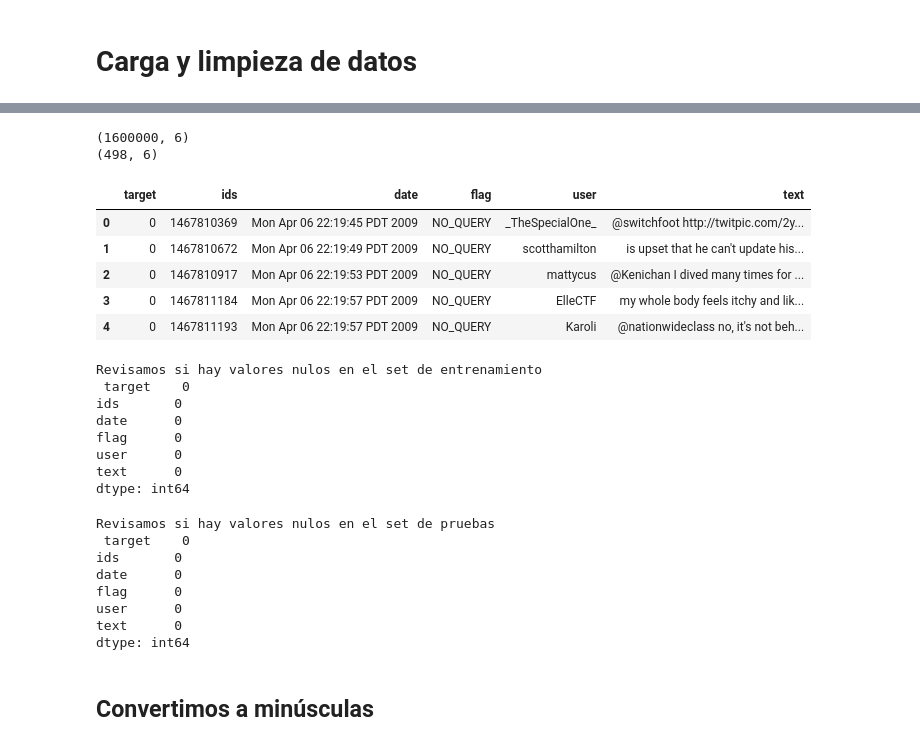
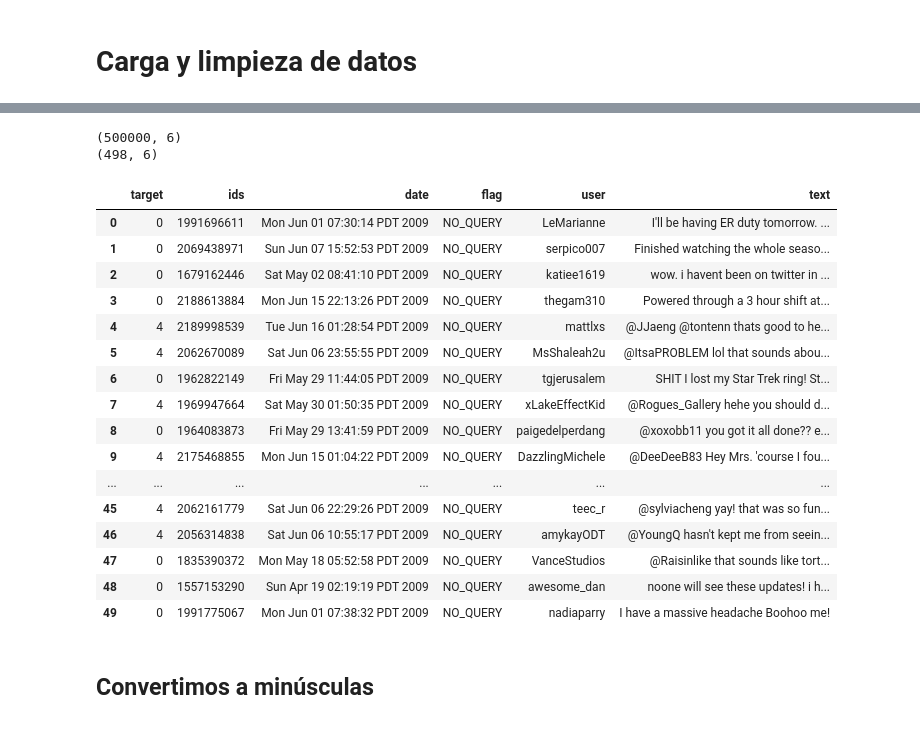
Before and after one commit to caroacostatovany/sentiment_analysis_tweets, a Jupyter notebook: notebooks/modelado_ejemplo_2.ipynb, the cells around one changed output, grey strips where cells are left out. Cells and saved outputs as stored; diff of their text form; code cells hidden in the pictures.

```diff
--- a/notebooks/modelado_ejemplo_2.ipynb
+++ b/notebooks/modelado_ejemplo_2.ipynb
@@ -52,46 +63,33 @@ Saving training_1600000_processed_noemoticon.csv to training_1600000_processed_n
 # %%
-training = pd.read_csv('training_1600000_processed_noemoticon.csv',
-                 encoding='latin-1', names=col_names)
+training =  pd.read_csv('smaller_sample_500000.csv',
+                 encoding='latin-1')
 # %%
 test = pd.read_csv('testdata_manual_2009_06_14.csv', names=col_names)
 # %%
 print(training.shape)
 print(test.shape)
 # %% [output]
-(1600000, 6)
+(500000, 6)
 (498, 6)
 # %%
-training.head()
+training.head(50)
 # %% [output]
 |  | target | ids | date | flag | user | text |
-| 0 | 0 | 1467810369 | Mon Apr 06 22:19:45 PDT 2009 | NO_QUERY | _TheSpecialOne_ | @switchfoot http://twitpic.com/2y... |
-| 1 | 0 | 1467810672 | Mon Apr 06 22:19:49 PDT 2009 | NO_QUERY | scotthamilton | is upset that he can't update his... |
-| 2 | 0 | 1467810917 | Mon Apr 06 22:19:53 PDT 2009 | NO_QUERY | mattycus | @Kenichan I dived many times for ... |
-| 3 | 0 | 1467811184 | Mon Apr 06 22:19:57 PDT 2009 | NO_QUERY | ElleCTF | my whole body feels itchy and lik... |
-| 4 | 0 | 1467811193 | Mon Apr 06 22:19:57 PDT 2009 | NO_QUERY | Karoli | @nationwideclass no, it's not beh... |
+| 0 | 0 | 1991696611 | Mon Jun 01 07:30:14 PDT 2009 | NO_QUERY | LeMarianne | I'll be having ER duty tomorrow. ... |
+| 1 | 0 | 2069438971 | Sun Jun 07 15:52:53 PDT 2009 | NO_QUERY | serpico007 | Finished watching the whole seaso... |
+| 2 | 0 | 1679162446 | Sat May 02 08:41:10 PDT 2009 | NO_QUERY | katiee1619 | wow. i havent been on twitter in ... |
+| 3 | 0 | 2188613884 | Mon Jun 15 22:13:26 PDT 2009 | NO_QUERY | thegam310 | Powered through a 3 hour shift at... |
+| 4 | 4 | 2189998539 | Tue Jun 16 01:28:54 PDT 2009 | NO_QUERY | mattlxs | @JJaeng @tontenn thats good to he... |
+| 5 | 4 | 2062670089 | Sat Jun 06 23:55:55 PDT 2009 | NO_QUERY | MsShaleah2u | @ItsaPROBLEM lol that sounds abou... |
+| 6 | 0 | 1962822149 | Fri May 29 11:44:05 PDT 2009 | NO_QUERY | tgjerusalem | SHIT I lost my Star Trek ring! St... |
+| 7 | 4 | 1969947664 | Sat May 30 01:50:35 PDT 2009 | NO_QUERY | xLakeEffectKid | @Rogues_Gallery hehe you should d... |
+| 8 | 0 | 1964083873 | Fri May 29 13:41:59 PDT 2009 | NO_QUERY | paigedelperdang | @xoxobb11 you got it all done?? e... |
+| 9 | 4 | 2175468855 | Mon Jun 15 01:04:22 PDT 2009 | NO_QUERY | DazzlingMichele | @DeeDeeB83 Hey Mrs. 'course I fou... |
+| ... | ... | ... | ... | ... | ... | ... |
+| 45 | 4 | 2062161779 | Sat Jun 06 22:29:26 PDT 2009 | NO_QUERY | teec_r | @sylviacheng yay! that was so fun... |
+| 46 | 4 | 2056314838 | Sat Jun 06 10:55:17 PDT 2009 | NO_QUERY | amykayODT | @YoungQ hasn't kept me from seein... |
+| 47 | 0 | 1835390372 | Mon May 18 05:52:58 PDT 2009 | NO_QUERY | VanceStudios | @Raisinlike that sounds like tort... |
+| 48 | 0 | 1557153290 | Sun Apr 19 02:19:19 PDT 2009 | NO_QUERY | awesome_dan | noone will see these updates! i h... |
+| 49 | 0 | 1991775067 | Mon Jun 01 07:38:32 PDT 2009 | NO_QUERY | nadiaparry | I have a massive headache Boohoo me! |
-# %%
-# Revisamos si tenemos valores nulos.
-print("Revisamos si hay valores nulos en el set de entrenamiento\n", training.isna().sum())
-# %% [output]
-Revisamos si hay valores nulos en el set de entrenamiento
- target    0
-ids       0
-date      0
-flag      0
-user      0
-text      0
-dtype: int64
-# %%
-# Revisamos si tenemos valores nulos.
-print("Revisamos si hay valores nulos en el set de pruebas\n", test.isna().sum())
-# %% [output]
-Revisamos si hay valores nulos en el set de pruebas
- target    0
-ids       0
-date      0
-flag      0
-user      0
-text      0
-dtype: int64
 # %% [markdown]
 ## Convertimos a minúsculas
```
Also changed, not shown: parts of 34 cells of this notebook.
